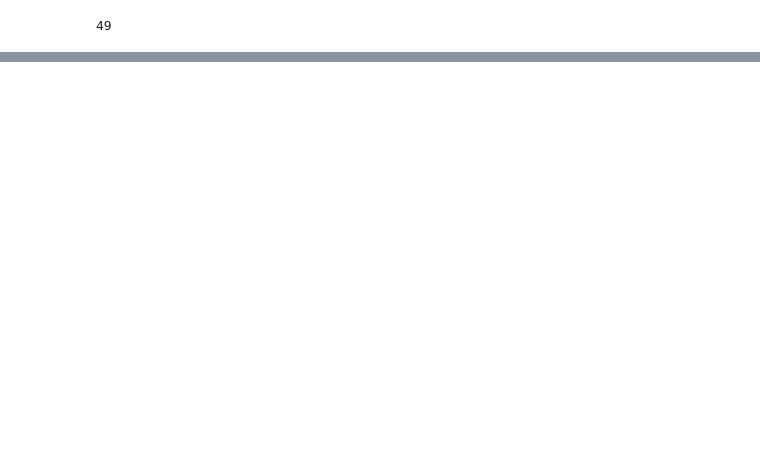
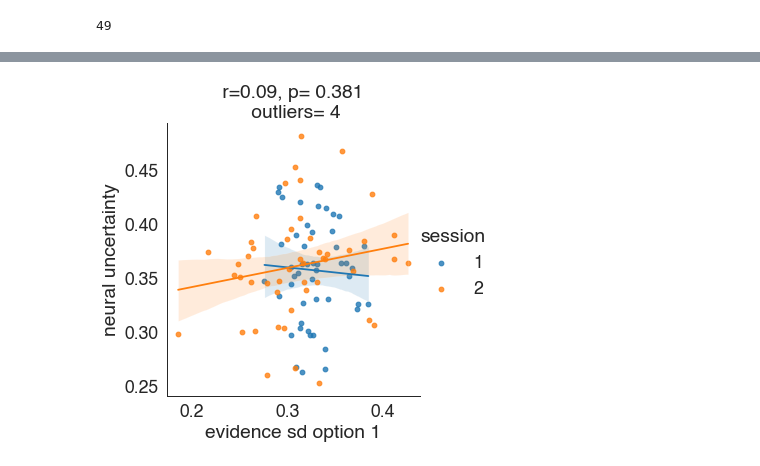
Before and after one commit to Gilles86/stress_risk, a Jupyter notebook: stress_risk/plots_for_paper/poster_fig_probit.ipynb, the cells around one changed output, grey strips where cells are left out. Saved outputs shown, nothing was run; the diff lists cells and outputs as text; code cells hidden in the pictures; blank space fills up the shorter version.

```diff
--- a/stress_risk/plots_for_paper/poster_fig_probit.ipynb
+++ b/stress_risk/plots_for_paper/poster_fig_probit.ipynb
@@ -272,0 +330,10 @@ Set the environment variable OUTDATED_IGNORE=1 to disable these warnings.
+# %%
+n2s= pd.read_csv(op.join('/Users/mrenke/data/ds-stressrisk/interim_sum_data', 'subwise_seswise_n2_evidence_sd.csv'))
+n1s= pd.read_csv(op.join('/Users/mrenke/data/ds-stressrisk/interim_sum_data', 'subwise_seswise_n1_evidence_sd.csv'))
+
+df_ev_sd = n1s.set_index(['subject','session']).join(n2s.set_index(['subject','session']))
+# %%
+decod =  pd.read_csv(op.join('/Users/mrenke/data/ds-stressrisk/interim_sum_data','within-ses-decod_r-sds.csv'))
+decod = decod.set_index(['subject','session'])
+
+df_comb_int = df_ev_sd.join(decod)
@@ -272,0 +350,14 @@ Set the environment variable OUTDATED_IGNORE=1 to disable these warnings.
+# %%
+ses = 'both'
+temp = df_comb_int#.xs(ses,0,'session')
+
+y_var ='n1_evidence_sd'
+fac = sns.lmplot(data=temp.reset_index() , x =y_var, y = 'sds',hue='session') #, hue='group'
+cor = pingouin.corr(temp[y_var], temp['sds'], method='shepherd')
+r_ = np.round(cor['r'][0], 2)
+p = np.round(cor['p-val'][0], 3)
+outliers = cor['outliers'][0]
+fac.set(xlabel=f'evidence sd option {y_var[1]}',ylabel='neural uncertainty', title = f' r={r_}, p= {p} \n outliers= {outliers}')
+plt.savefig(op.join(plot_folder_path, f'sds-{y_var}_ses-{ses}_corr_robust.pdf'), bbox_inches='tight')
+# %% [output]
+[figure, added]
```
Also changed, not shown: parts of 20 cells of this notebook, 1 other file.
